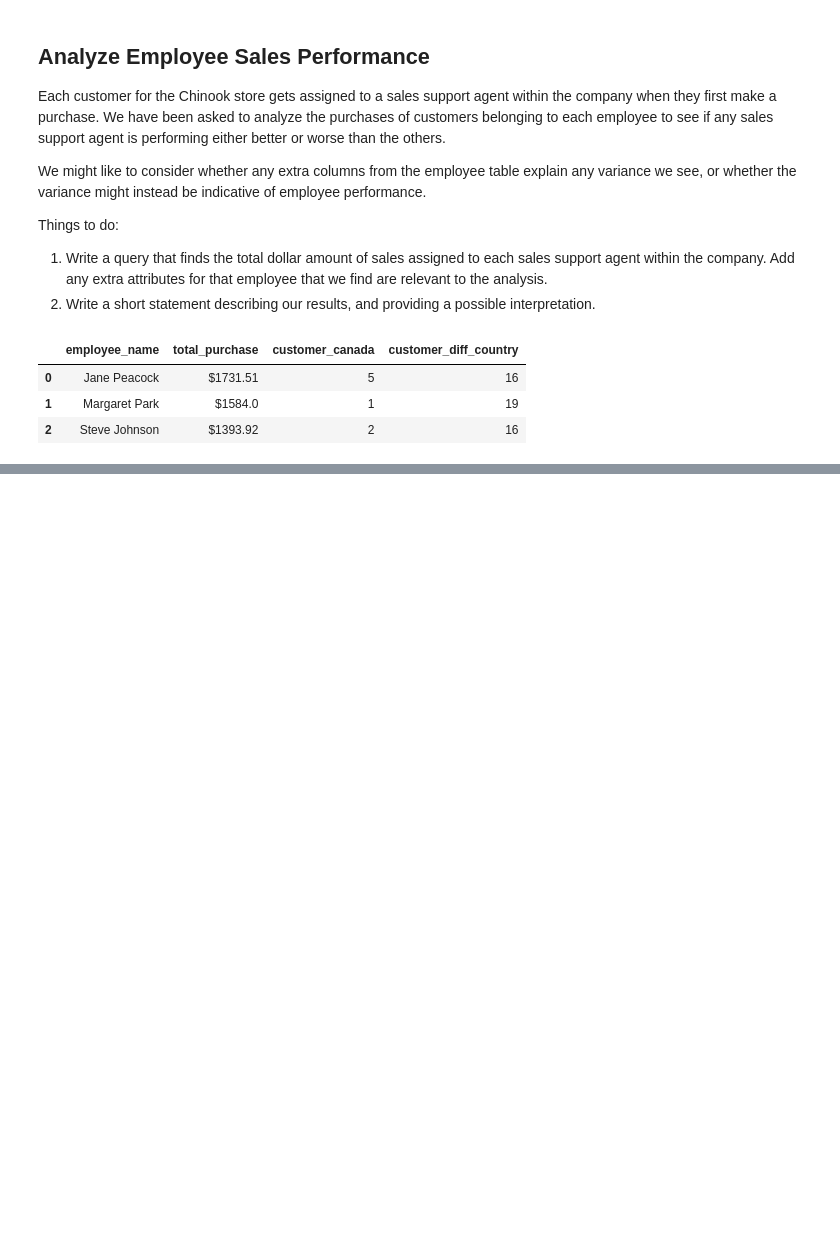
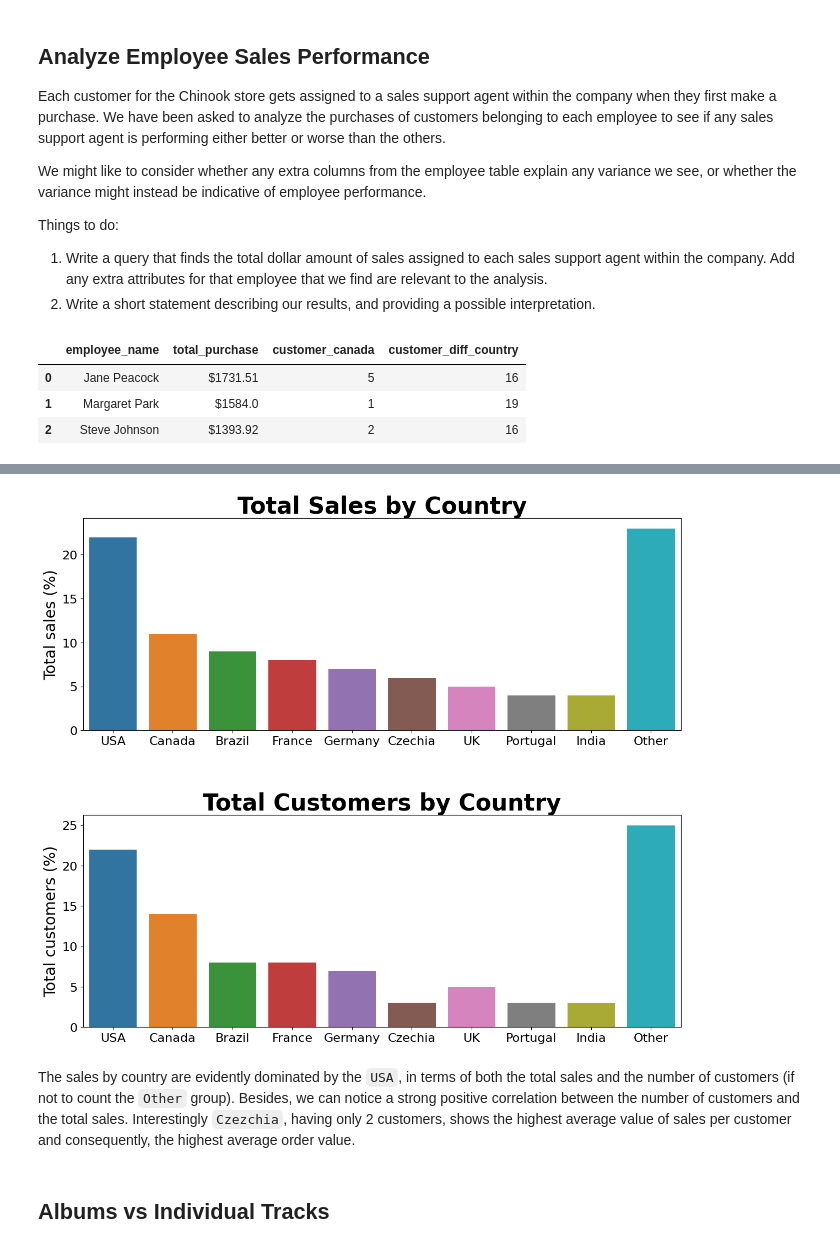
Before and after one commit to MuhammadAwon/datascience-projects, a Jupyter notebook: Projects/chinook-data-analysis-using-sql/chinook-database.ipynb, the cells around one changed output, grey strips where cells are left out. Drawn from its saved outputs; the diff is of its cells as text; code cells hidden in the pictures; blank space fills up the shorter version.

```diff
--- a/Projects/chinook-data-analysis-using-sql/chinook-database.ipynb
+++ b/Projects/chinook-data-analysis-using-sql/chinook-database.ipynb
@@ -346,0 +541,32 @@ plt.show()
+# %%
+# Rename 'Czech Republic' to 'Czechia' and 'United Kingdom' to 'UK'
+df2.loc[5, 'country'] = 'Czechia'
+df2.loc[6, 'country'] = 'UK'
+
+# Define figure and axes
+fig, (ax1, ax2) = plt.subplots(nrows=2, ncols=1, figsize=(14, 12))
+
+# Plot total sales percentage by each country
+sns.barplot(ax=ax1, x='country', y='pct_sales', data=df2)
+ax1.set_title('Total Sales by Country', fontsize=30, fontweight='bold')
+ax1.set_xlabel(None)
+ax1.set_ylabel('Total sales (%)', fontsize=20)
+plt.setp(ax1.get_xticklabels(), fontsize=16)
+plt.setp(ax1.get_yticklabels(), fontsize=16)
+
+# Plot total customers percentage by each country
+sns.barplot(ax=ax2, x='country', y='pct_customers', data=df2)
+ax2.set_title('Total Customers by Country', fontsize=30, fontweight='bold')
+ax2.set_xlabel(None)
+ax2.set_ylabel('Total customers (%)', fontsize=20)
+plt.setp(ax2.get_xticklabels(), fontsize=16)
+plt.setp(ax2.get_yticklabels(), fontsize=16)
+
+fig.subplots_adjust(hspace=0.4)
+plt.show()
+# %% [output]
+[figure, added]
+# %% [markdown]
+The sales by country are evidently dominated by the `USA`, in terms of both the total sales and the number of customers (if not to count the `Other` group). Besides, we can notice a strong positive correlation between the number of customers and the total sales. Interestingly `Czezchia`, having only 2 customers, shows the highest average value of sales per customer and consequently, the highest average order value.
+# %% [markdown]
+## Albums vs Individual Tracks
```
Also changed, not shown: parts of 8 cells of this notebook.
